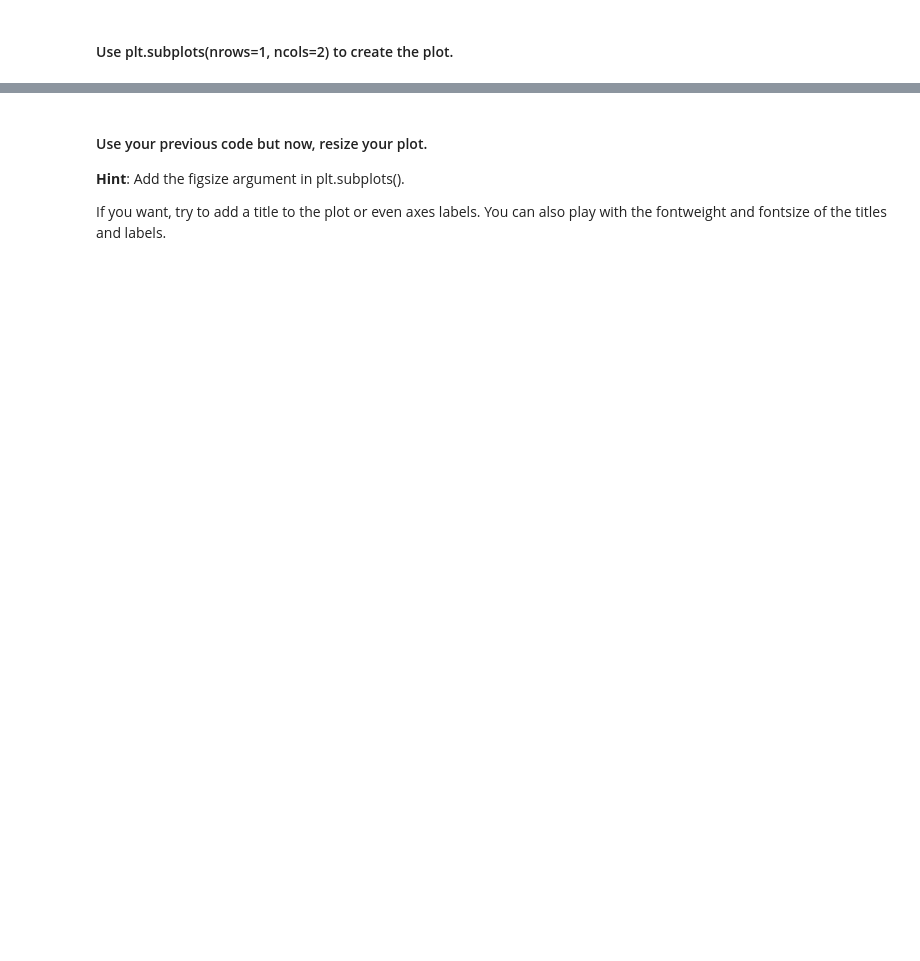
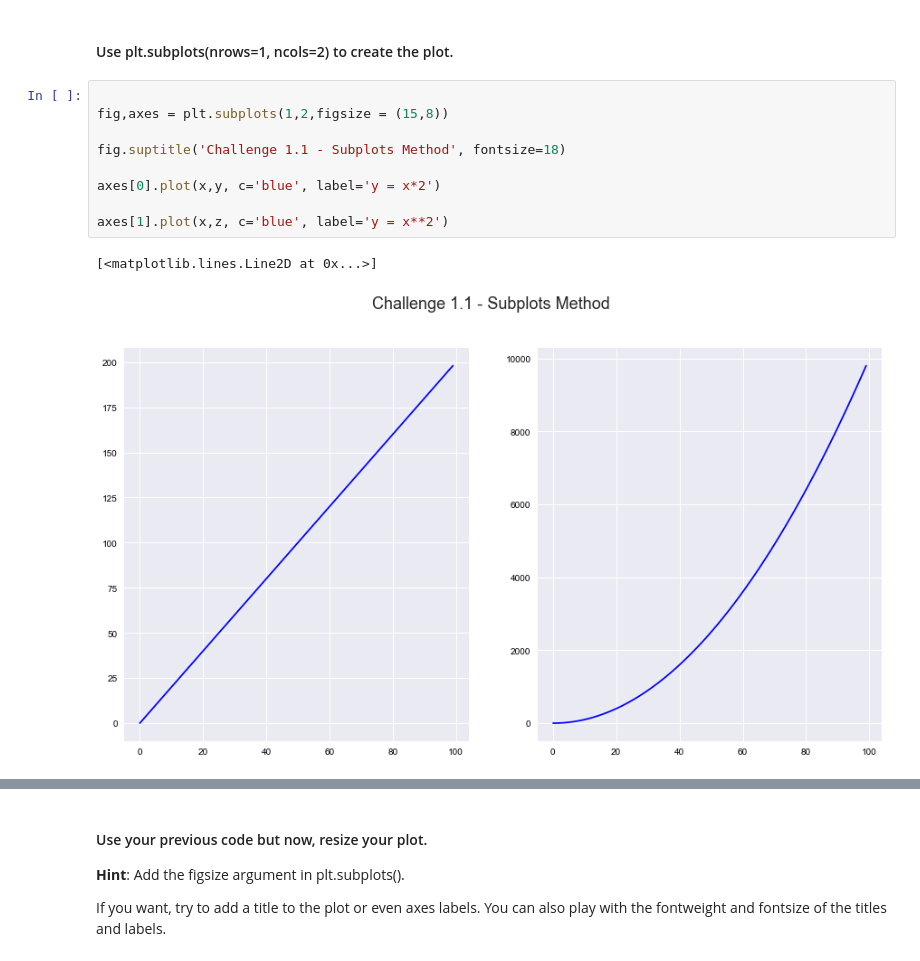
Before and after one commit to ta-data-remote/lab-matplotlib-seaborn, a Jupyter notebook: your-code/main.ipynb, the cells around one changed output, grey strips where cells are left out. Cells and saved outputs as stored; diff of their text form; blank space fills up the shorter version.

```diff
--- a/your-code/main.ipynb
+++ b/your-code/main.ipynb
@@ -26,4 +54,16 @@ Also, play around with the linewidth and style. Use the ones you're most happy w
 # %% [markdown]
 #### Use plt.subplots(nrows=1, ncols=2) to create the plot.
+# %%
+
+fig,axes = plt.subplots(1,2,figsize = (15,8))
+
+fig.suptitle('Challenge 1.1 - Subplots Method', fontsize=18)
+
+axes[0].plot(x,y, c='blue', label='y = x*2')
+
+axes[1].plot(x,z, c='blue', label='y = x**2')
+# %% [output]
+[<matplotlib.lines.Line2D at 0x...>]
+[figure, added]
 # %%
 # Method 2
```
Also changed, not shown: parts of 61 cells of this notebook, 2 other files.
